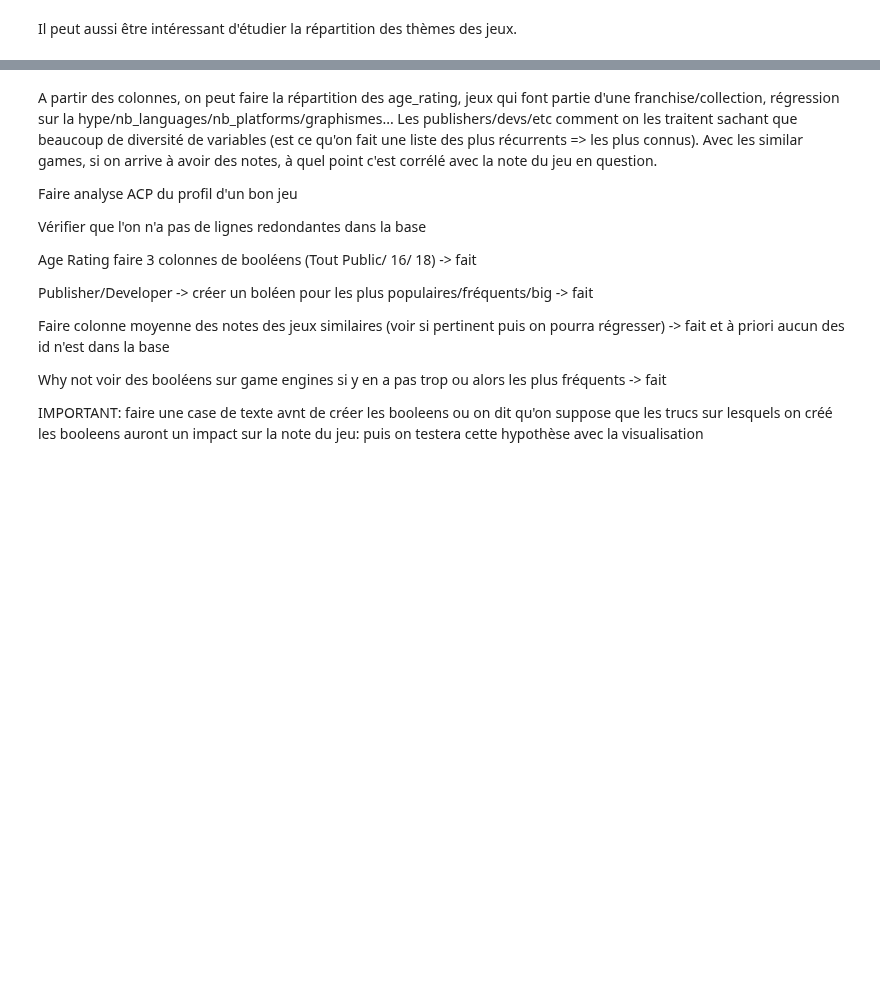
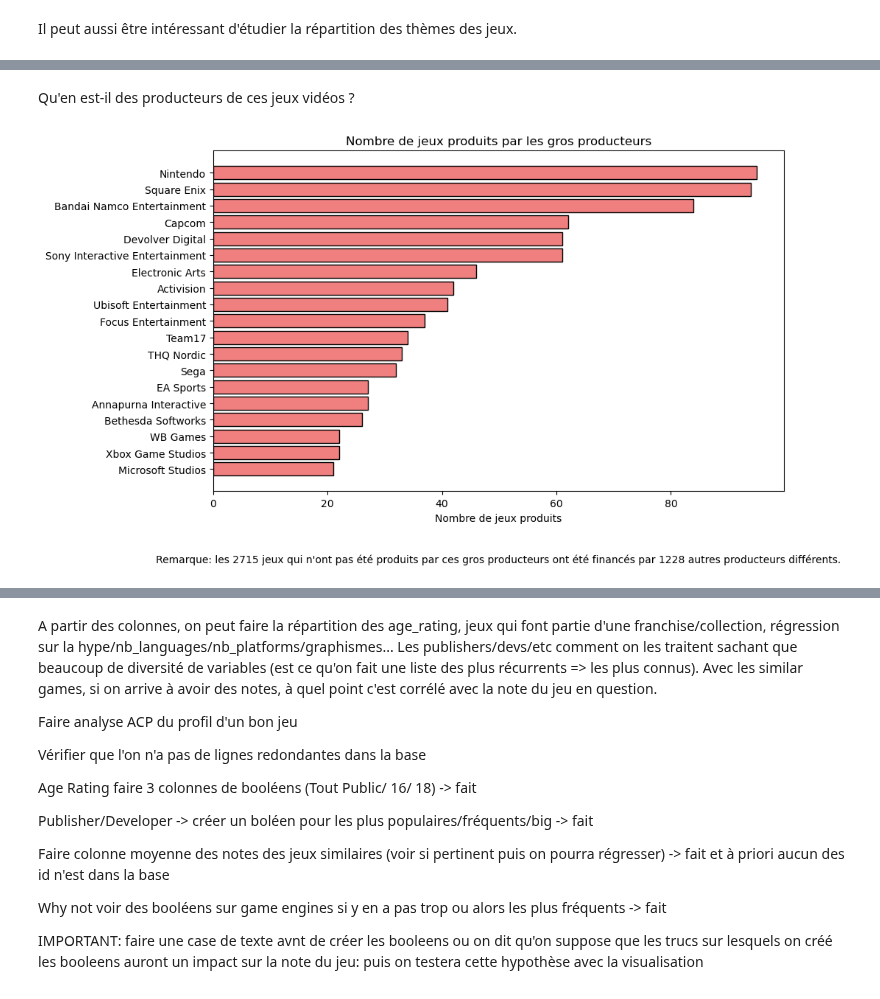
Before and after one commit to PyTomSss/PythonProjects, a Jupyter notebook: Project_Notebook.ipynb, the cells around one changed output, grey strips where cells are left out. Drawn from its saved outputs; the diff is of its cells as text; code cells hidden in the pictures; blank space fills up the shorter version.

```diff
--- a/Project_Notebook.ipynb
+++ b/Project_Notebook.ipynb
@@ -988,0 +1019,25 @@ plt.show()
+# %% [markdown]
+ Qu'en est-il des producteurs de ces jeux vidéos ?
+# %%
+#idem, on recycle la liste 'publishers' qu'on avait créé avant pour concevoir les booléens des gros producteurs.
+compteur = Counter(publishers)
+
+prod_frequents = compteur.most_common(20)
+prodfrequents=prod_frequents[:3]+prod_frequents[4:]
+noms, freq = zip(*prodfrequents)
+
+plt.figure(figsize=(10, 6))
+plt.barh(noms, freq, color='lightcoral',edgecolor='black')
+plt.xlabel('Nombre de jeux produits')
+plt.title('Nombre de jeux produits par les gros producteurs')
+plt.gca().invert_yaxis()
+
+
+nombre_autres_jeux=len(DF)-sum(freq)
+nombre_autres_dev=len(set(publishers))-20
+remarque ='Remarque: les ' + str(nombre_autres_jeux) + ' jeux qui n\'ont pas été produits par ces gros producteurs ont été financés par ' + str(nombre_autres_dev) + ' autres producteurs différents.'
+plt.text(0.5, -0.2, remarque, ha='center', va='center', transform=plt.gca().transAxes, fontsize=10, color='black')
+
+plt.show()
+# %% [output]
+[figure, added]
```
Also changed, not shown: parts of 16 cells of this notebook.
